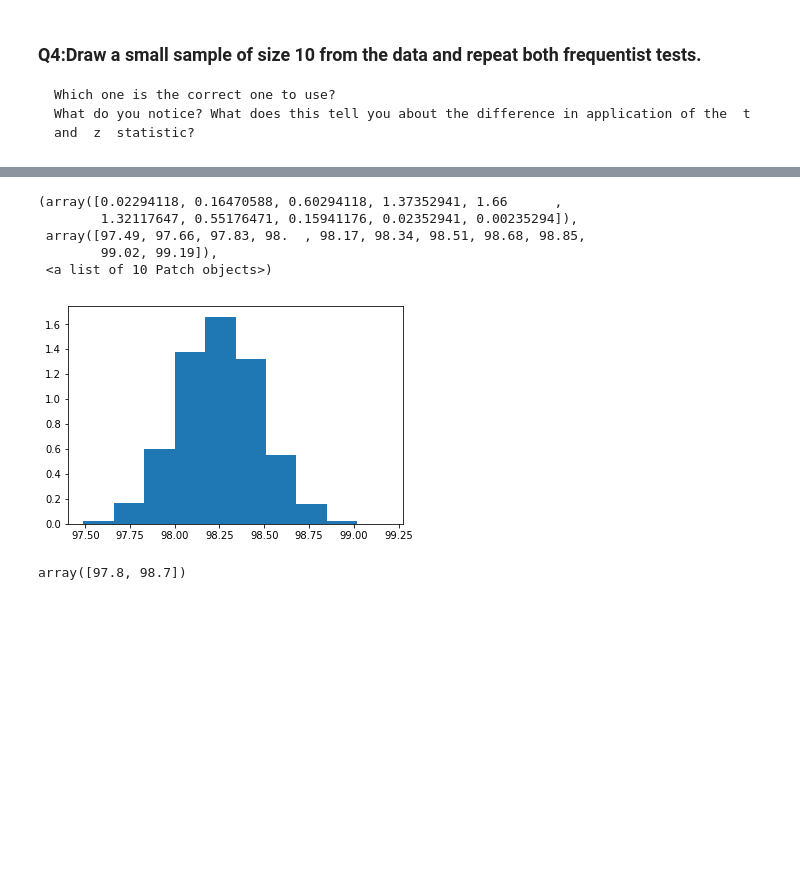
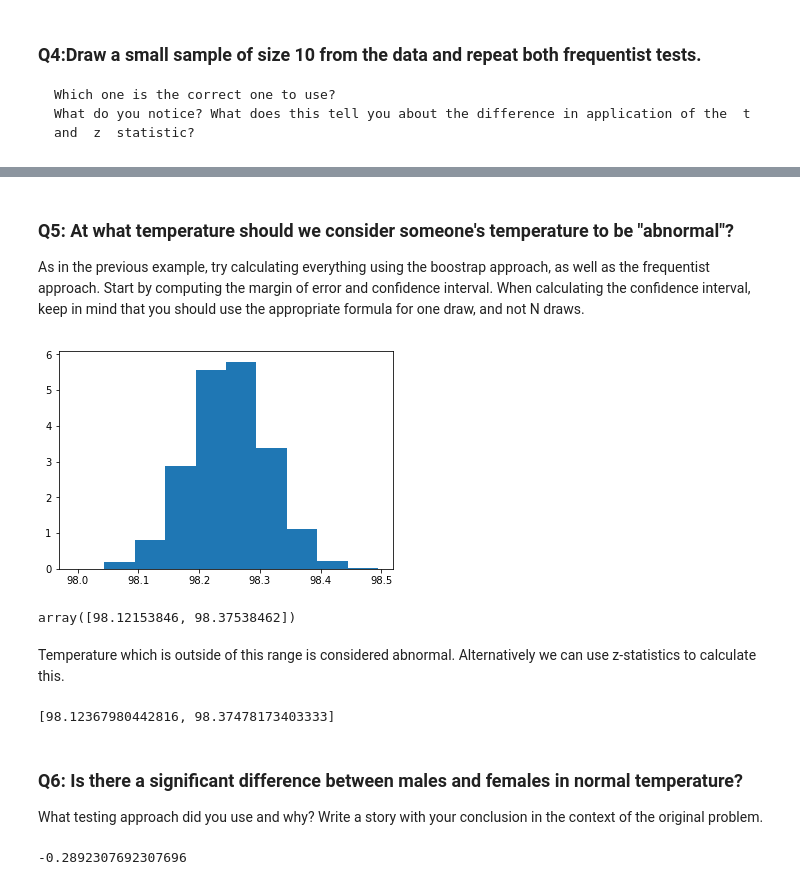
Before and after one commit to kalpananagireddy/Springboard-DataScience-Bootcamp, a Jupyter notebook: EDA_human_temperature/sliderule_dsi_inferential_statistics_exercise_1.ipynb, the cells around one changed output, grey strips where cells are left out. Drawn from its saved outputs; the diff is of its cells as text; code cells hidden in the pictures; blank space fills up the shorter version.

```diff
--- a/EDA_human_temperature/sliderule_dsi_inferential_statistics_exercise_1.ipynb
+++ b/EDA_human_temperature/sliderule_dsi_inferential_statistics_exercise_1.ipynb
@@ -133,18 +133,18 @@ dtype: int64
 # %%
 # define a function which draws bootstrap replicas
 
-def bs_replica(data,func,sample_size=1):
+def bs_replica(data,func):
     '''Draw 1 bootstrap replica'''
 
-    return func(np.random.choice(data,size=sample_size))
+    return func(np.random.choice(data,size=len(data)))
 
-def draw_bs_replicas(data,func,size=1,sample_size=1):
+def draw_bs_replicas(data,func,size=1):
     '''Draw bootstrap replicas'''
 
     replicas=np.empty(size)
 
     for i in range(size):
-        replicas[i]=bs_replica(data,func,sample_size)
+        replicas[i]=bs_replica(data,func)
 
     return replicas
 # %%
@@ -213,16 +211,29 @@ t=2.262
+# %% [markdown]
+### Q5: At what temperature should we consider someone's temperature to be "abnormal"?
+
+As in the previous example, try calculating everything using the boostrap approach, as well as the frequentist approach.
+Start by computing the margin of error and confidence interval. When calculating the confidence interval, keep in mind that you should use the appropriate formula for one draw, and not N draws.
 # %%
-# next compare it with simulation
-
-samples=draw_bs_replicas(temp,np.mean,size=10000,sample_size=10)
-plt.hist(samples,density=True)
+temp_fre_reps=draw_bs_replicas(temp,np.mean,size=10000)
+plt.hist(temp_fre_reps,density=True)
+plt.show()
 # %% [output]
-(array([0.02294118, 0.16470588, 0.60294118, 1.37352941, 1.66      ,
-        1.32117647, 0.55176471, 0.15941176, 0.02352941, 0.00235294]),
- array([97.49, 97.66, 97.83, 98.  , 98.17, 98.34, 98.51, 98.68, 98.85,
-        99.02, 99.19]),
- <a list of 10 Patch objects>)
-[figure, old version]
+[figure, new version]
 # %%
-np.percentile(samples,[2.5,97.5])
+np.percentile(temp_fre_reps,[2.5,97.5])
 # %% [output]
-array([97.8, 98.7])
+array([98.12153846, 98.37538462])
+# %% [markdown]
+Temperature which is outside of this range is considered abnormal. Alternatively we can use z-statistics to calculate this.
+# %%
+mean=np.mean(temp)
+se=np.std(temp)/np.sqrt(130)
+z=1.96
+[mean-z*se,mean+z*se]
+# %% [output]
+[98.12367980442816, 98.37478173403333]
+# %% [markdown]
+### Q6: Is there a significant difference between males and females in normal temperature?
+
+What testing approach did you use and why?
+Write a story with your conclusion in the context of the original problem.
@@ -228,0 +244,7 @@ array([97.8, 98.7])
+# %%
+m_mean=np.mean(males)
+f_mean=np.mean(females)
+diff_mean=m_mean-f_mean
+diff_mean
+# %% [output]
+-0.2892307692307696
```
Also changed, not shown: parts of 12 cells of this notebook.
